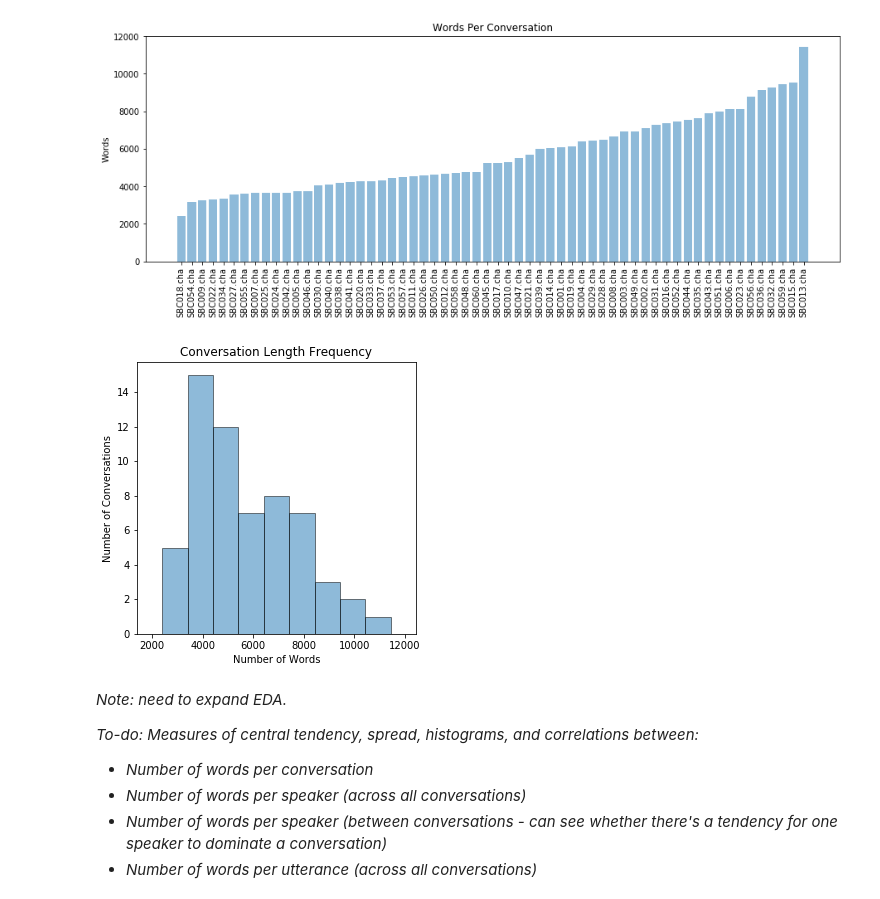
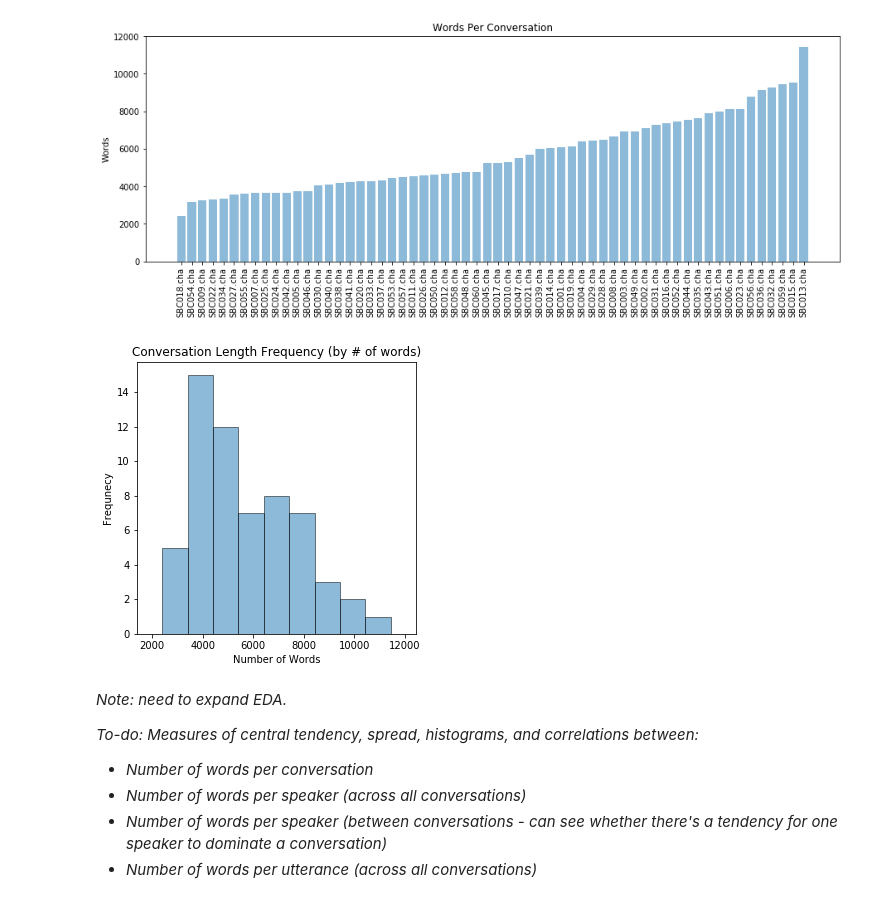
Before and after one commit to JeremyLyleBrown/SBCSAE_conversational_analysis, a Jupyter notebook: import_data.ipynb, the cells around one changed output. Cells and saved outputs as stored; diff of their text form; code cells hidden in the pictures.

```diff
--- a/import_data.ipynb
+++ b/import_data.ipynb
@@ -65,19 +65,19 @@ plt.show()
 # %%
 # add histogram of ranges of word frequency
 bins = np.linspace(math.ceil(min(word_totals)),
                    math.floor(max(word_totals)),
                    10)
 
 plt.figure(figsize = (5, 5))
 plt.xlim([min(word_totals)-1000, max(word_totals)+1000])
 plt.hist(word_totals, bins=bins, alpha=0.5, edgecolor="k")
-plt.title('Conversation Length Frequency')
+plt.title('Conversation Length Frequency (by # of words)')
 plt.xlabel('Number of Words')
-plt.ylabel('Number of Conversations')
+plt.ylabel('Frequnecy')
 
 plt.show()
 # %% [output]
-[figure, old version]
+[figure, new version]
 # %% [markdown]
 *Note: need to expand EDA.*
 
```
Also changed, not shown: parts of 2 cells of this notebook.
